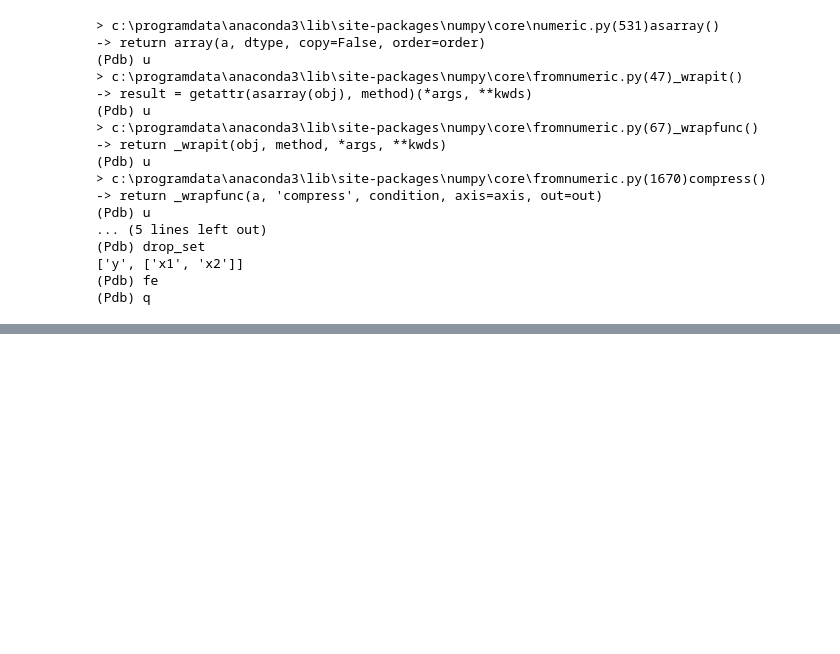
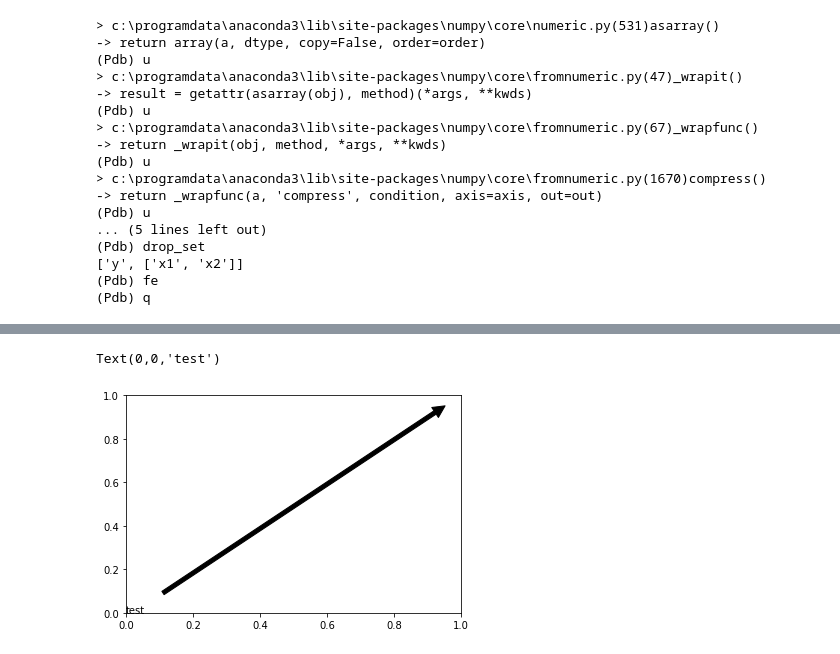
Before and after one commit to whoopnip/dero, a Jupyter notebook: Testing Scratchbook 2.ipynb, the cells around one changed output, grey strips where cells are left out. Cells and saved outputs as stored; diff of their text form; code cells hidden in the pictures; blank space fills up the shorter version.

```diff
--- a/Testing Scratchbook 2.ipynb
+++ b/Testing Scratchbook 2.ipynb
@@ -326,0 +844,5 @@ df_big_fill_data = add_fake_byvars(df_fill_data, data_multipler_per_byvar=20)
+# %%
+plt.annotate('test', xy=(1,1), xytext=(0,0), arrowprops=dict(facecolor='black', shrink=0.05))
+# %% [output]
+Text(0,0,'test')
+[figure, added]
```
Also changed, not shown: parts of 50 cells of this notebook, 6 other files.
